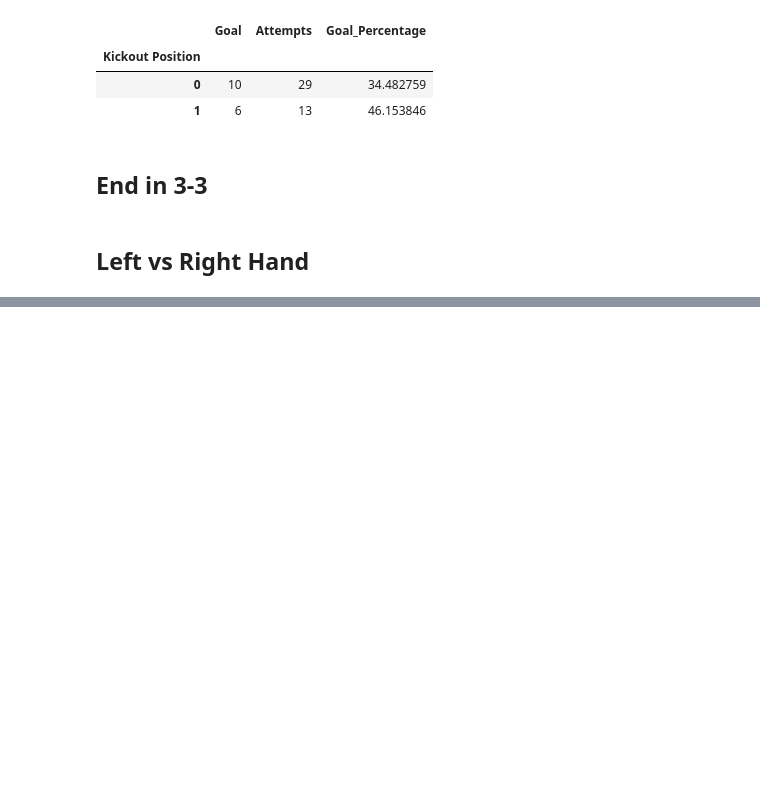
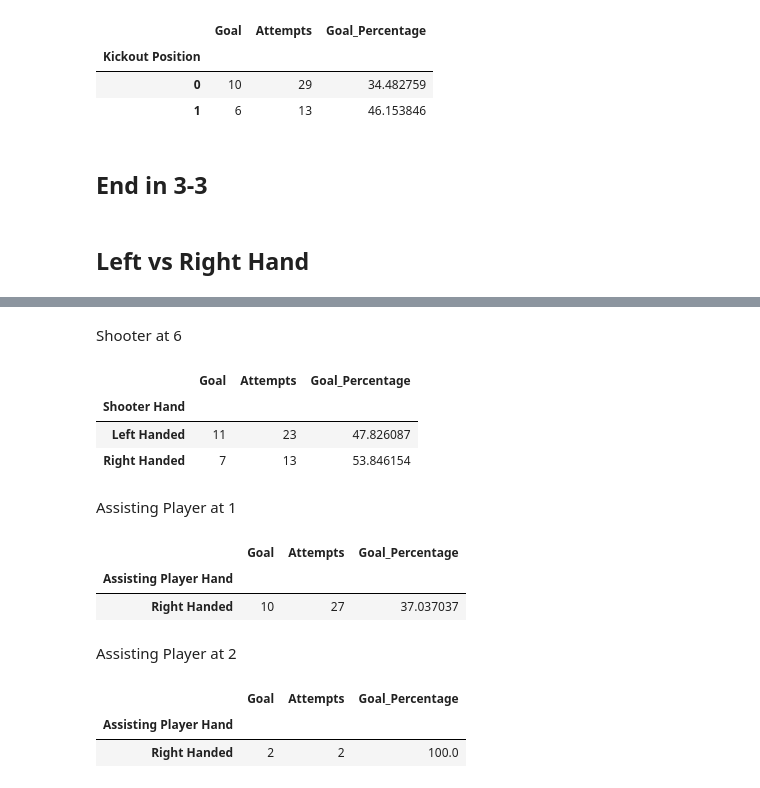
Before and after one commit to kevinshen1101/Water-Polo-Analytics, a Jupyter notebook: final_report/final_analysis.ipynb, the cells around one changed output, grey strips where cells are left out. Cells and saved outputs as stored; diff of their text form; code cells hidden in the pictures; blank space fills up the shorter version.

```diff
--- a/final_report/final_analysis.ipynb
+++ b/final_report/final_analysis.ipynb
@@ -418,0 +477,9 @@ timeout_position(df)
+# %% [markdown]
+Shooter at 6
+# %%
+hand_goal_percentage(df, 6)
+# %% [output]
+|  | Goal | Attempts | Goal_Percentage |
+| Shooter Hand |  |  |  |
+| Left Handed | 11 | 23 | 47.826087 |
+| Right Handed | 7 | 13 | 53.846154 |
@@ -418,0 +496,16 @@ timeout_position(df)
+# %% [markdown]
+Assisting Player at 1
+# %%
+hand_assist_percentage(df, 1)
+# %% [output]
+|  | Goal | Attempts | Goal_Percentage |
+| Assisting Player Hand |  |  |  |
+| Right Handed | 10 | 27 | 37.037037 |
+# %% [markdown]
+Assisting Player at 2
+# %%
+hand_assist_percentage(df,2)
+# %% [output]
+|  | Goal | Attempts | Goal_Percentage |
+| Assisting Player Hand |  |  |  |
+| Right Handed | 2 | 2 | 100.0 |
```
Also changed, not shown: parts of 16 cells of this notebook.
